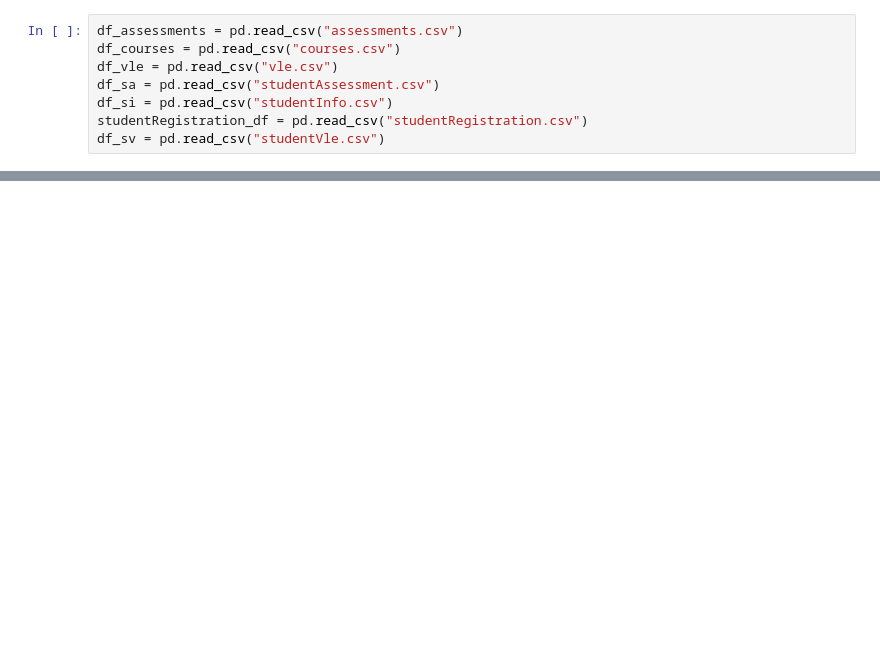
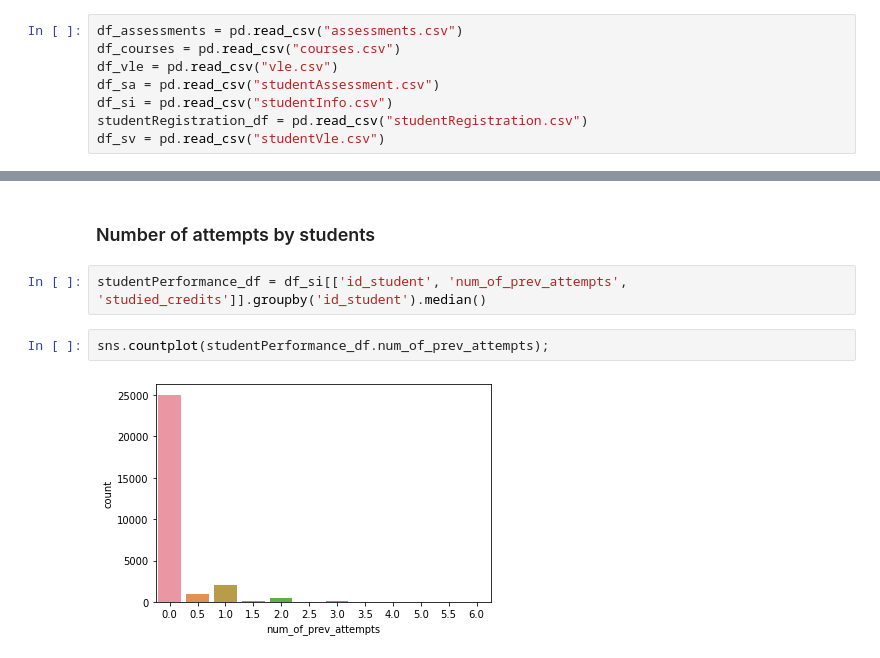
Before and after one commit to csprusty/csprusty, a Jupyter notebook: CSC8633_EDA.ipynb, the cells around one changed output, grey strips where cells are left out. Cells and saved outputs as stored; diff of their text form; blank space fills up the shorter version.

```diff
--- a/CSC8633_EDA.ipynb
+++ b/CSC8633_EDA.ipynb
@@ -27,0 +35,8 @@ df_si.head()
+# %% [markdown]
+### Number of attempts by students
+# %%
+studentPerformance_df = df_si[['id_student', 'num_of_prev_attempts', 'studied_credits']].groupby('id_student').median()
+# %%
+sns.countplot(studentPerformance_df.num_of_prev_attempts);
+# %% [output]
+[figure, added]
```
Also changed, not shown: parts of 9 cells of this notebook.
